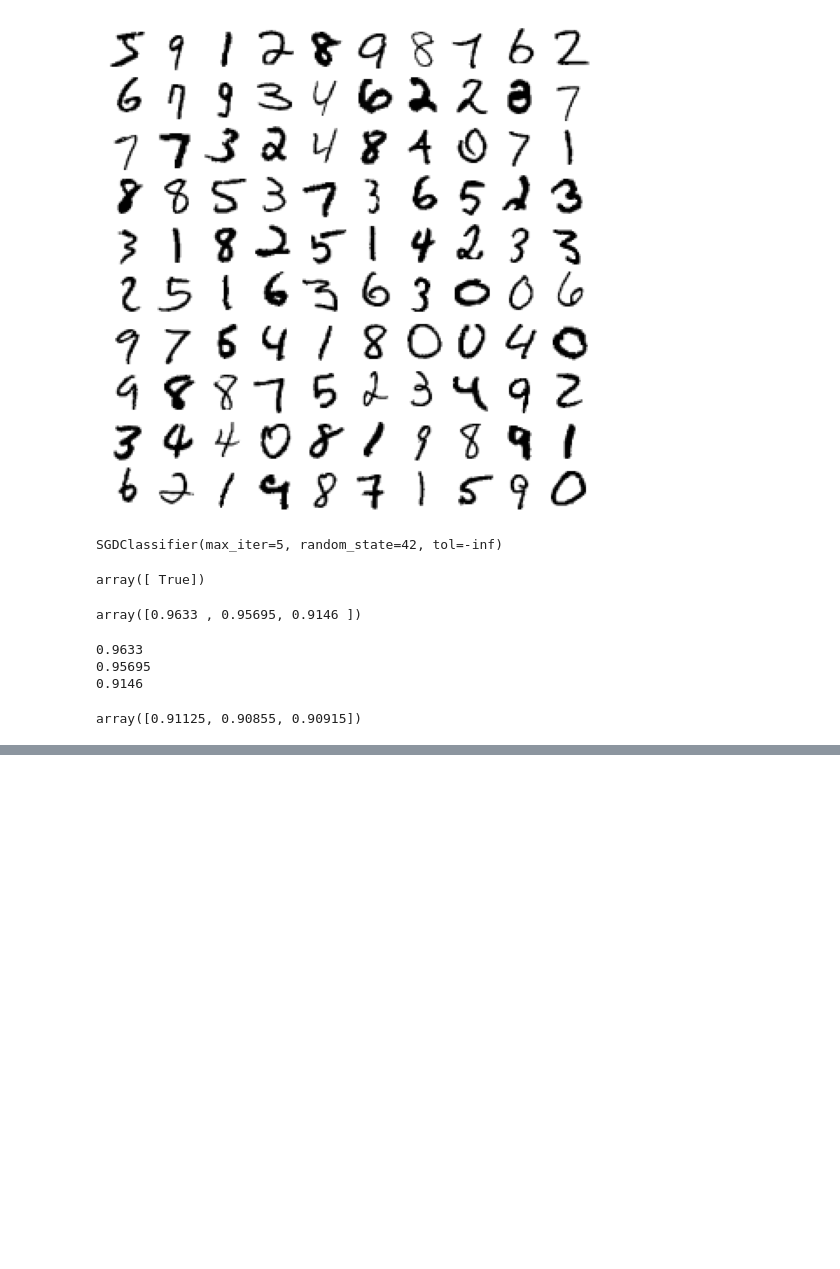
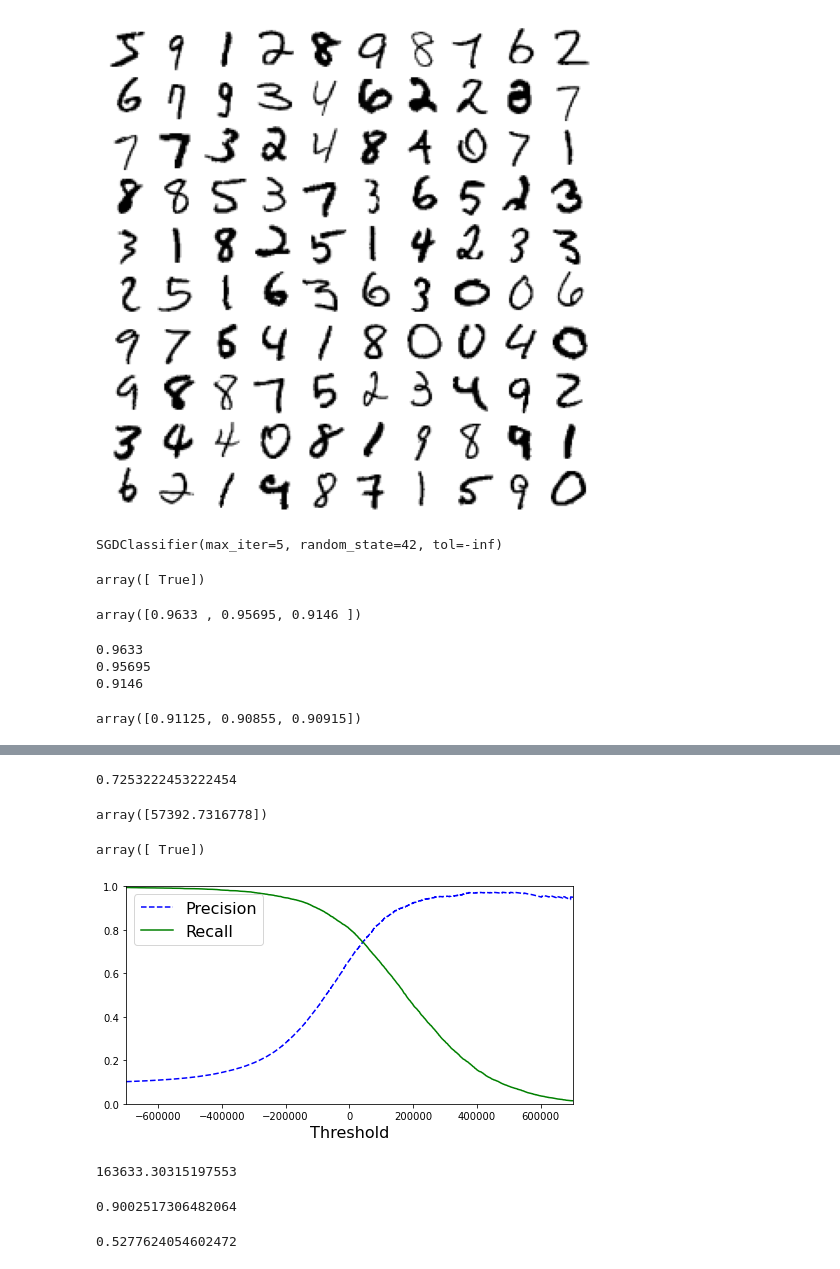
Before and after one commit to TSamCode/HandsonML, a Jupyter notebook: Hands on ML - Chapter 3 - Classification.ipynb, the cells around one changed output, grey strips where cells are left out. Saved outputs shown, nothing was run; the diff lists cells and outputs as text; code cells hidden in the pictures; blank space fills up the shorter version.

```diff
--- a/Hands on ML - Chapter 3 - Classification.ipynb
+++ b/Hands on ML - Chapter 3 - Classification.ipynb
@@ -111,0 +156,69 @@ array([0.91125, 0.90855, 0.90915])
+# %%
+# As precision and recall are often looked at in conjunction with eachother it is convenient to produce a combined metric
+# This is the F1 score, it is the harmonic mean of precision and recall
+# F1 = 2 * (Precision * Recall)/(Precision + Recall)
+
+from sklearn.metrics import f1_score
+f1_score(y_train_5, y_train_pred)
+
+# The F1 score favours classifiers with a similar precision and recall
+# This is not always ideal, i.e. it may be more important to have a high recall
+# %% [output]
+0.7253222453222454
+# %%
+# To look at the decisions a SGD Classifier made you can call the decision_function()
+
+y_scores = sgd_clf.decision_function([some_digit])
+y_scores
+# %% [output]
+array([57392.7316778])
+# %%
+threshold = 0
+y_some_digit_pred = (y_scores > threshold)
+y_some_digit_pred
+# %% [output]
+array([ True])
+# %%
+# To decide what threshold to use for the classifier lets look at the decision scores
+
+y_scores = cross_val_predict(sgd_clf, X_train, y_train_5, cv=3, method="decision_function")
+# %%
+# We now have the decision scores
+# With the scores you compute precision and recall for all thresholds
+# This is done using the precision_recall_curve()
+
+from sklearn.metrics import precision_recall_curve
+
+precisions, recalls, thresholds = precision_recall_curve(y_train_5, y_scores)
+# %%
+# Now we can plot the precision and recall as a function of the threshold value
+
+def plot_precision_recall_vs_threshold(precisions, recalls, thresholds):
+    plt.plot(thresholds, precisions[:-1], "b--", label="Precision")
+    plt.plot(thresholds, recalls[:-1], "g-", label="Recall")
+    plt.xlabel("Threshold", fontsize=16)
+    plt.legend(loc="upper left", fontsize=16)
+    plt.ylim([0,1])
+
+plt.figure(figsize = (8,4))
+plot_precision_recall_vs_threshold(precisions, recalls, thresholds)
+plt.xlim([-700000, 700000])
+plt.show()
+# %% [output]
+[figure, added]
+# %%
+# If we aim for 90% precision we can search for the lowest threshold that gives us this
+
+threshold_90_precision = thresholds[np.argmax(precisions >= 0.90)]
+threshold_90_precision
+# %% [output]
+163633.30315197553
+# %%
+y_train_pred_90 = (y_scores >= threshold_90_precision)
+precision_score(y_train_5, y_train_pred_90)
+# %% [output]
+0.9002517306482064
+# %%
+recall_score(y_train_5, y_train_pred_90)
+# %% [output]
+0.5277624054602472
```
Also changed, not shown: parts of 8 cells of this notebook.
